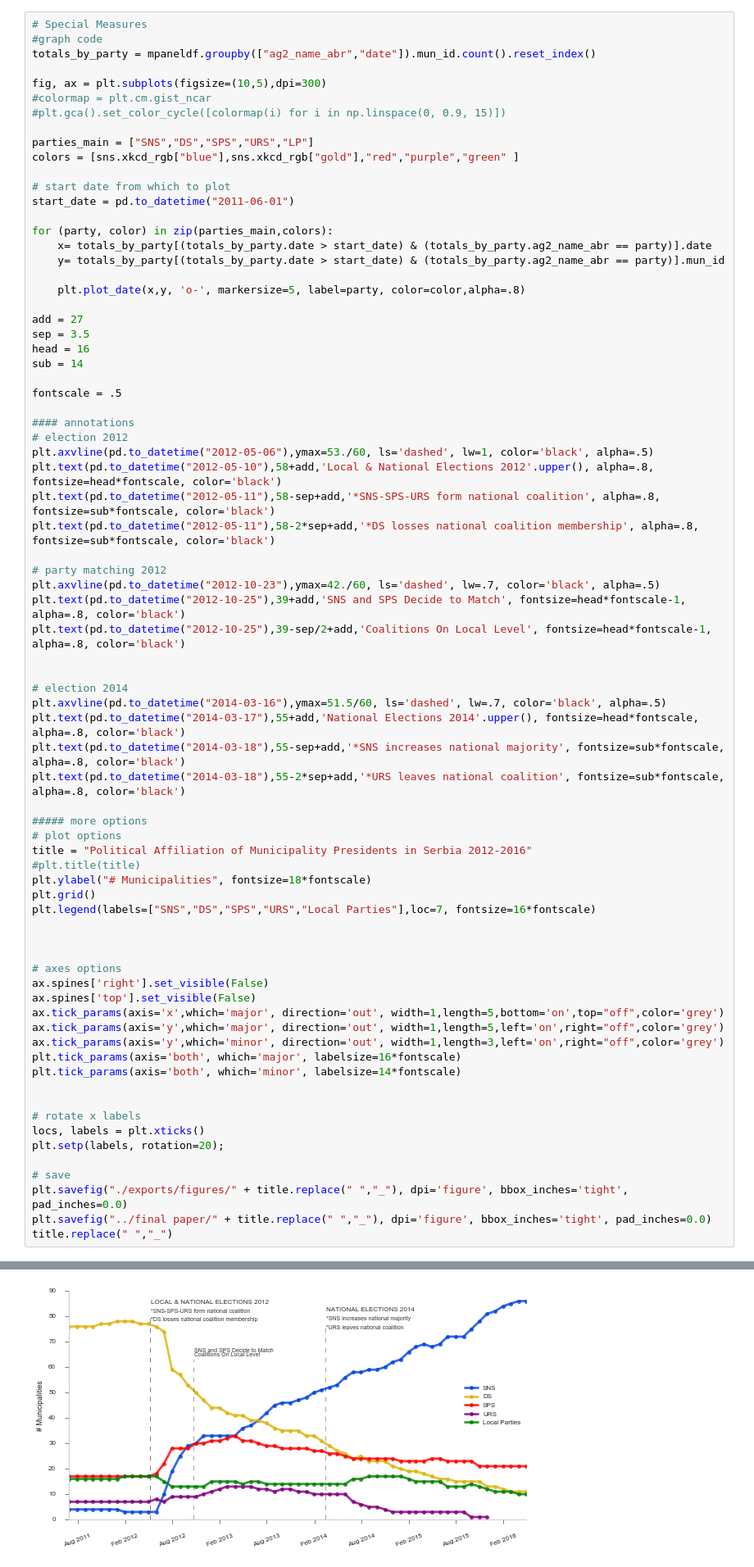
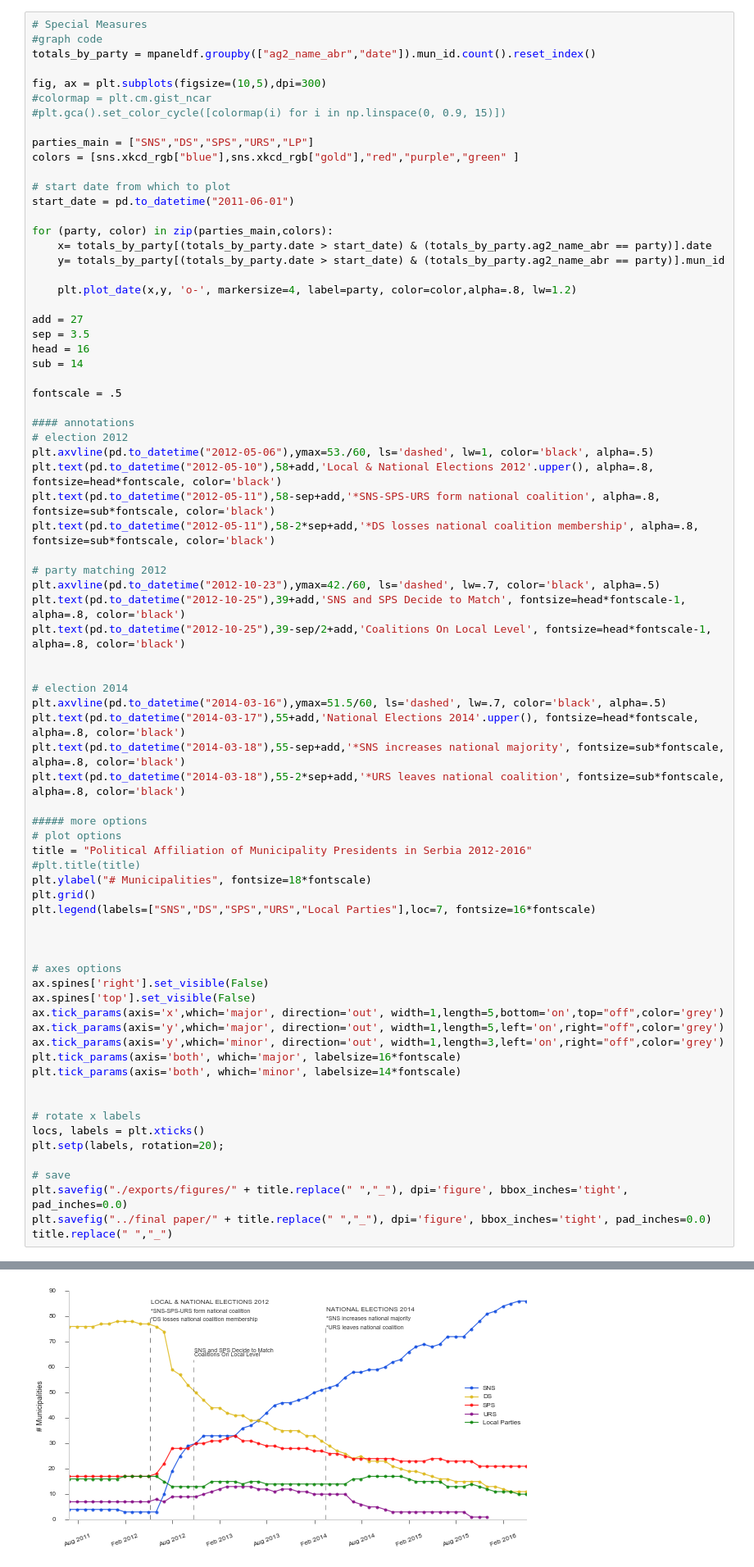
Before and after one commit to nolefp/Ec_1425, a Jupyter notebook: Political Switches.ipynb, the cells around one changed output, grey strips where cells are left out. Shown at 82% size. Cells and saved outputs as stored; diff of their text form.

```diff
--- a/Political Switches.ipynb
+++ b/Political Switches.ipynb
@@ -261,7 +263,7 @@ for (party, color) in zip(parties_main,colors):
     x= totals_by_party[(totals_by_party.date > start_date) & (totals_by_party.ag2_name_abr == party)].date
     y= totals_by_party[(totals_by_party.date > start_date) & (totals_by_party.ag2_name_abr == party)].mun_id
 
-    plt.plot_date(x,y, 'o-', markersize=5, label=party, color=color,alpha=.8)
+    plt.plot_date(x,y, 'o-', markersize=4, label=party, color=color,alpha=.8, lw=1.2)
 
 add = 27
 sep = 3.5
@@ -292,31 +294,31 @@ plt.text(pd.to_datetime("2014-03-18"),55-2*sep+add,'*URS leaves national coaliti
 ##### more options
 # plot options
 title = "Political Affiliation of Municipality Presidents in Serbia 2012-2016"
 #plt.title(title)
 plt.ylabel("# Municipalities", fontsize=18*fontscale)
 plt.grid()
 plt.legend(labels=["SNS","DS","SPS","URS","Local Parties"],loc=7, fontsize=16*fontscale)
 
 
 
 # axes options
 ax.spines['right'].set_visible(False)
 ax.spines['top'].set_visible(False)
 ax.tick_params(axis='x',which='major', direction='out', width=1,length=5,bottom='on',top="off",color='grey')
 ax.tick_params(axis='y',which='major', direction='out', width=1,length=5,left='on',right="off",color='grey')
 ax.tick_params(axis='y',which='minor', direction='out', width=1,length=3,left='on',right="off",color='grey')
 plt.tick_params(axis='both', which='major', labelsize=16*fontscale)
 plt.tick_params(axis='both', which='minor', labelsize=14*fontscale)
 
 
 # rotate x labels
 locs, labels = plt.xticks()
 plt.setp(labels, rotation=20);
 
 # save
 plt.savefig("./exports/figures/" + title.replace(" ","_"), dpi='figure', bbox_inches='tight', pad_inches=0.0)
 plt.savefig("../final paper/" + title.replace(" ","_"), dpi='figure', bbox_inches='tight', pad_inches=0.0)
 title.replace(" ","_")
 # %% [output]
 'Political_Affiliation_of_Municipality_Presidents_in_Serbia_2012-2016'
-[figure, old version]
+[figure, new version]
```
Also changed, not shown: parts of 11 cells of this notebook, 9 other files.
